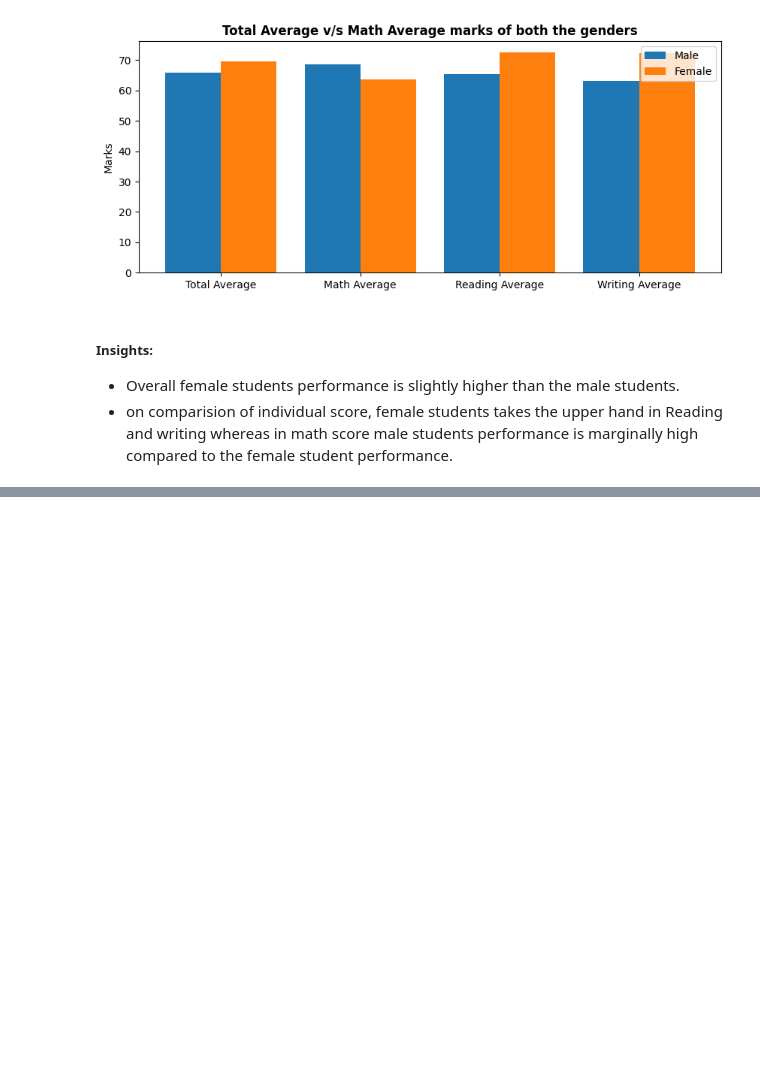
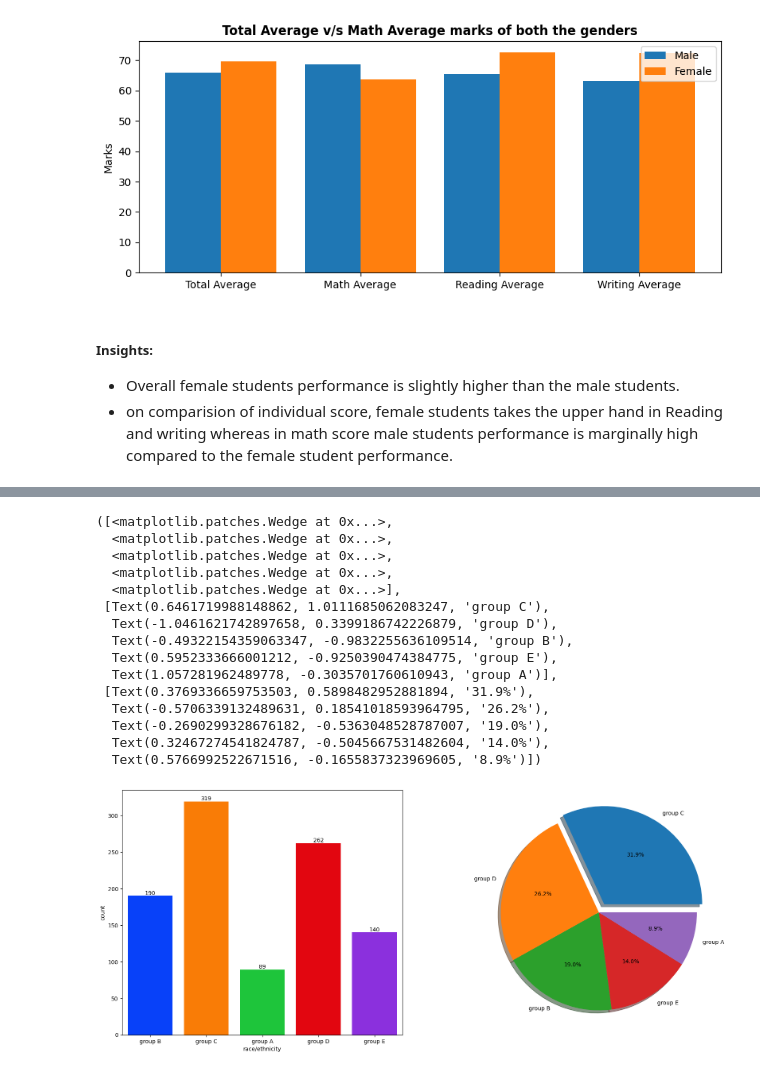
Before and after one commit to vishaarumugam/End_to_End_DS_Project_learning, a Jupyter notebook: notebook/EDA STUDENT PERFORMANCE.ipynb, the cells around one changed output, grey strips where cells are left out. Drawn from its saved outputs; the diff is of its cells as text; code cells hidden in the pictures; blank space fills up the shorter version.

```diff
--- a/notebook/EDA STUDENT PERFORMANCE.ipynb
+++ b/notebook/EDA STUDENT PERFORMANCE.ipynb
@@ -473,0 +480,24 @@ plt.legend()
+# %%
+fig, ax= plt.subplots(1,2,figsize=(20,8))
+sns.countplot(ax=ax[0],x=df['race/ethnicity'],data=df,palette='bright',saturation=0.95)
+for container in ax[0].containers:
+    ax[0].bar_label(container,color='black',size=10)
+
+plt.pie(x=df['race/ethnicity'].value_counts(),labels=df['race/ethnicity'].value_counts().index,explode=[0.1,0,0,0,0],autopct='%1.1f%%',shadow=True)
+# %% [output]
+([<matplotlib.patches.Wedge at 0x...>,
+  <matplotlib.patches.Wedge at 0x...>,
+  <matplotlib.patches.Wedge at 0x...>,
+  <matplotlib.patches.Wedge at 0x...>,
+  <matplotlib.patches.Wedge at 0x...>],
+ [Text(0.6461719988148862, 1.0111685062083247, 'group C'),
+  Text(-1.0461621742897658, 0.3399186742226879, 'group D'),
+  Text(-0.49322154359063347, -0.9832255636109514, 'group B'),
+  Text(0.5952333666001212, -0.9250390474384775, 'group E'),
+  Text(1.057281962489778, -0.3035701760610943, 'group A')],
+ [Text(0.3769336659753503, 0.5898482952881894, '31.9%'),
+  Text(-0.5706339132489631, 0.18541018593964795, '26.2%'),
+  Text(-0.2690299328676182, -0.5363048528787007, '19.0%'),
+  Text(0.32467274541824787, -0.5045667531482604, '14.0%'),
+  Text(0.5766992522671516, -0.1655837323969605, '8.9%')])
+[figure, added]
```
Also changed, not shown: parts of 12 cells of this notebook.
